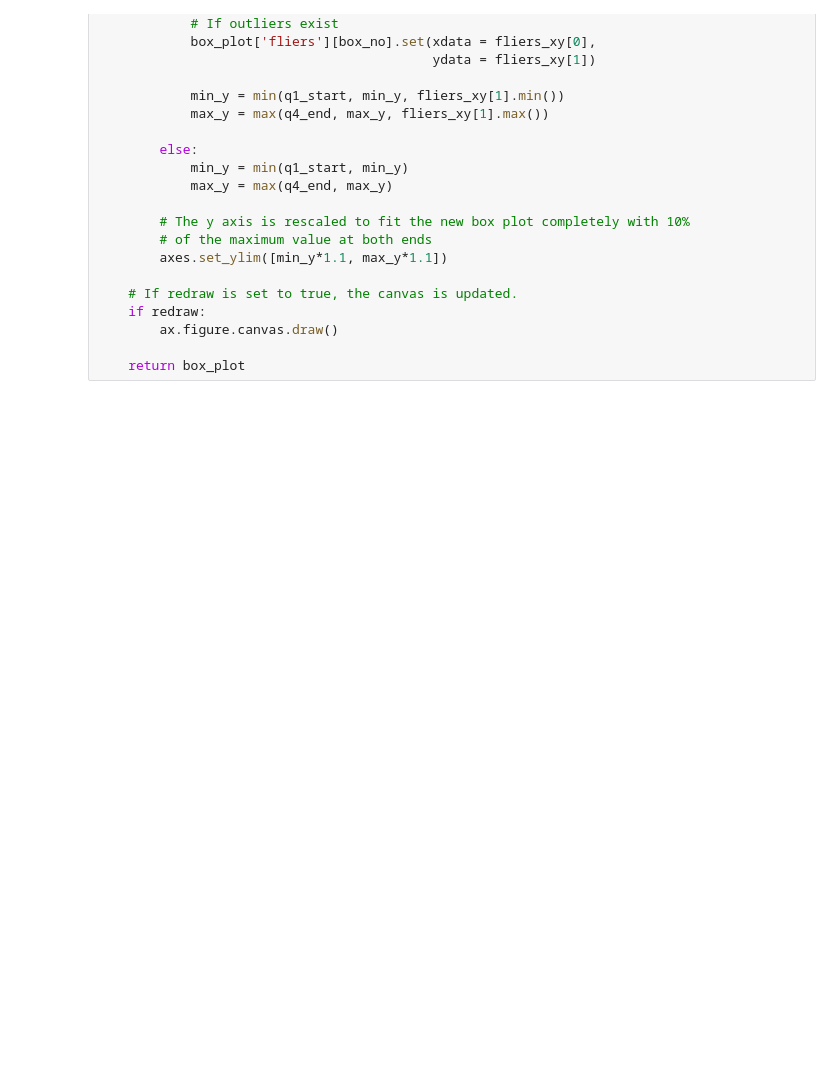
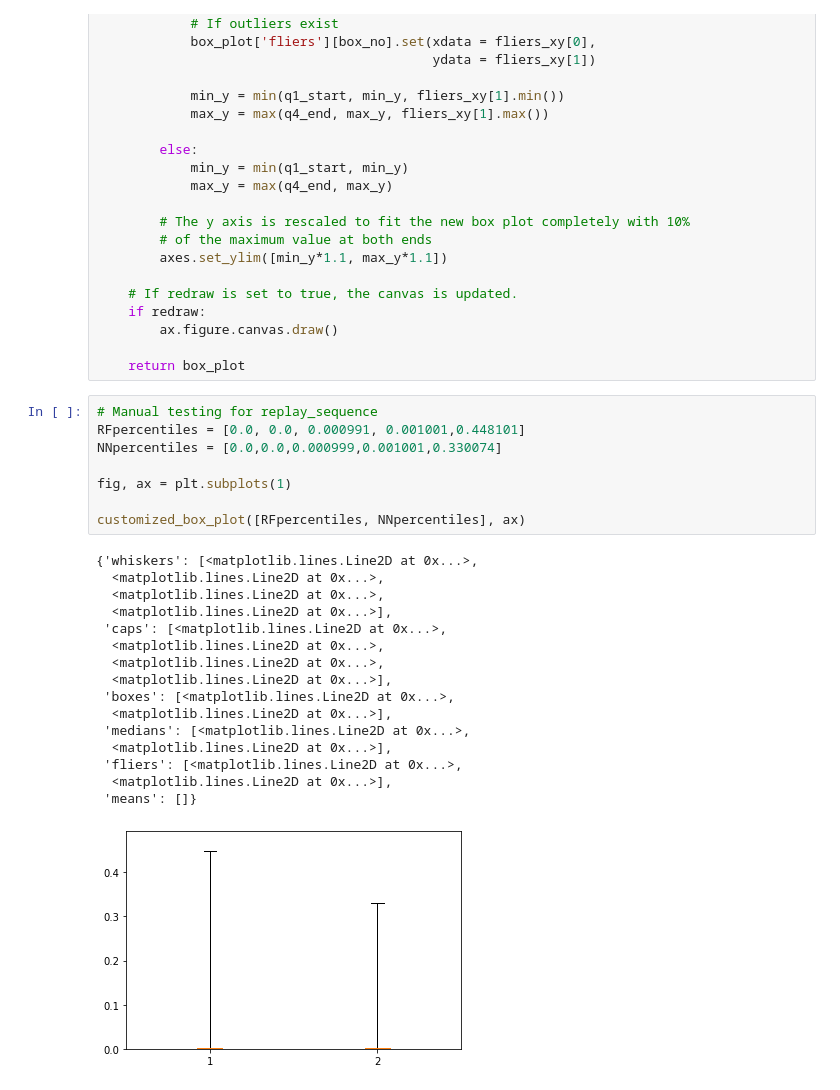
Before and after one commit to wzhang2022/FPStalker-1, a Jupyter notebook: notebooks/res_bench.ipynb, the cells around one changed output. Saved outputs shown, nothing was run; the diff lists cells and outputs as text; blank space fills up the shorter version.

```diff
--- a/notebooks/res_bench.ipynb
+++ b/notebooks/res_bench.ipynb
@@ -80,6 +80,31 @@ def customized_box_plot(percentiles, axes, redraw = True, *args, **kwargs):
         ax.figure.canvas.draw()
 
     return box_plot
+# %%
+# Manual testing for replay_sequence
+RFpercentiles = [0.0, 0.0, 0.000991, 0.001001,0.448101]
+NNpercentiles = [0.0,0.0,0.000999,0.001001,0.330074]
+
+fig, ax = plt.subplots(1)
+
+customized_box_plot([RFpercentiles, NNpercentiles], ax)
+# %% [output]
+{'whiskers': [<matplotlib.lines.Line2D at 0x...>,
+  <matplotlib.lines.Line2D at 0x...>,
+  <matplotlib.lines.Line2D at 0x...>,
+  <matplotlib.lines.Line2D at 0x...>],
+ 'caps': [<matplotlib.lines.Line2D at 0x...>,
+  <matplotlib.lines.Line2D at 0x...>,
+  <matplotlib.lines.Line2D at 0x...>,
+  <matplotlib.lines.Line2D at 0x...>],
+ 'boxes': [<matplotlib.lines.Line2D at 0x...>,
+  <matplotlib.lines.Line2D at 0x...>],
+ 'medians': [<matplotlib.lines.Line2D at 0x...>,
+  <matplotlib.lines.Line2D at 0x...>],
+ 'fliers': [<matplotlib.lines.Line2D at 0x...>,
+  <matplotlib.lines.Line2D at 0x...>],
+ 'means': []}
+[figure, added]
 # %%
 data = {}
 data['dataset1'] = {"A":"", "B":""}
```
Also changed, not shown: parts of 3 cells of this notebook, 13 other files.
